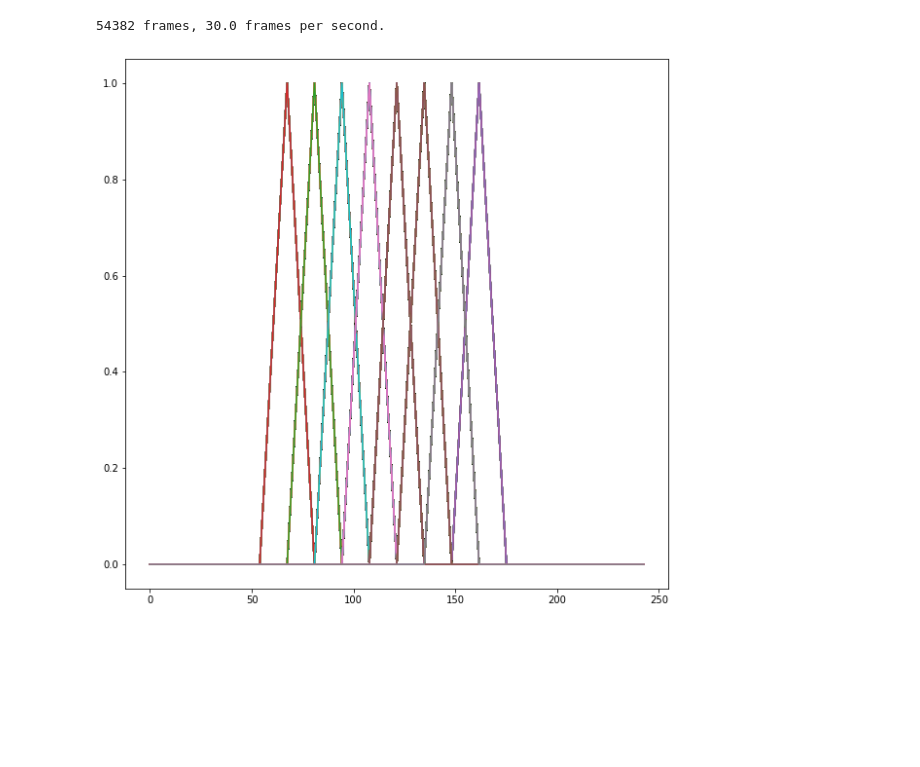
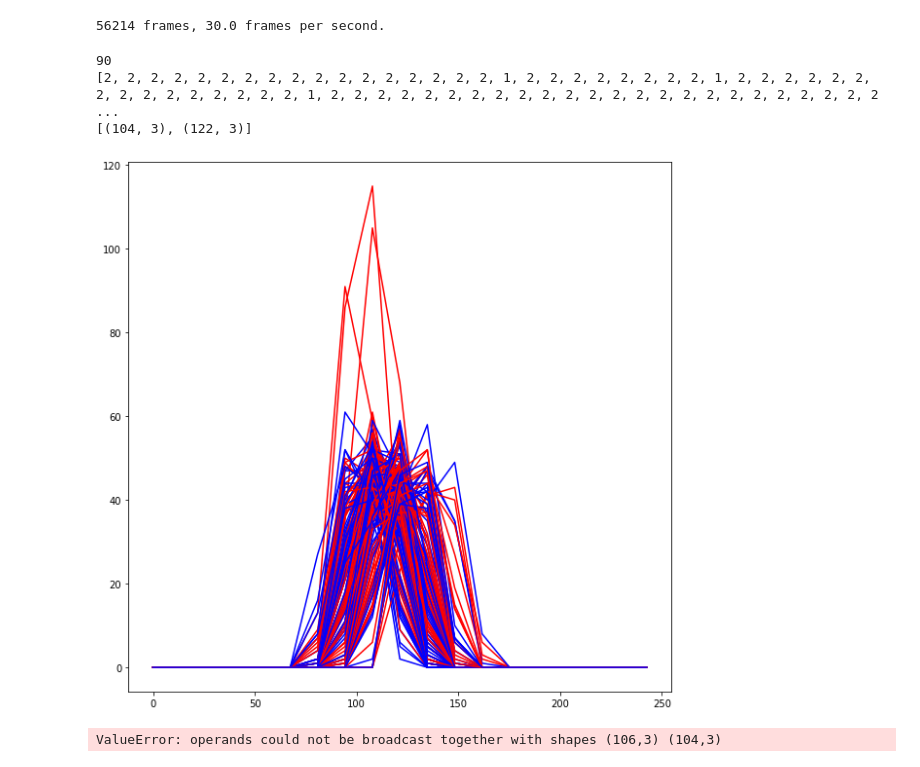
Before and after one commit to ASpraggin/FishTracking, a Jupyter notebook: fishTracking.ipynb, the cells around one changed output. Cells and saved outputs as stored; diff of their text form; code cells hidden in the pictures; blank space fills up the shorter version.

```diff
--- a/fishTracking.ipynb
+++ b/fishTracking.ipynb
@@ -7,7 +7,7 @@ import pickle
 import os
 # %%
 # Open video file.
-video_file        = '../Data/SF_n1_t4_3012.mp4'
+video_file        = '../Data/SF_n2_t2_3113.mp4'
 cap               = cv2.VideoCapture(video_file)
 n_frames          = int(cap.get(cv2.CAP_PROP_FRAME_COUNT))
 fps               = cap.get(cv2.CAP_PROP_FPS)
@@ -18,7 +18,7 @@ block_size,offset = 15,13
 min_area,max_area = 20,1000
 n_pix             = 5
 # %% [output]
-54382 frames, 30.0 frames per second.
+56214 frames, 30.0 frames per second.
 # %%
 # List of frames to analyze.
 frameID_list = range(5000,50000,500)
@@ -43,51 +43,47 @@ for i in frameID_list:
 
     # Make and save a list of each fish's pixels.
     pixels=[]
+    subFish=[]
     for j in range(len(contours)):
         pixels=(np.nonzero(mask==j))
         n =len(pixels[0]) # Number of pixels in J
+        subSubFish=[]
         for k in range(n):
             row=pixels[0][k]
             col=pixels[1][k]
             rgb=frame[row,col]
             grey=round(.3*rgb[0]+.59*rgb[1]+.11*rgb[2],2)
-            fish.append([row,col,grey])
-        m=len(pixels[1])
-        if m>=1:
-            for k in range(n):
-                row=pixels[0][k]
-                col=pixels[1][k]
-                rgb=frame[row,col]
-                grey=round(.3*rgb[0]+.59*rgb[1]+.11*rgb[2],2)
-                fish2.append([row,col,grey])
+            subSubFish.append([row,col,grey]) #Pixel
+        subFish.append(np.array(subSubFish)) #Fish
+    fish.append(subFish) #Frame
 
 with open('fish.pkl','wb') as fh:
      pickle.dump(fish,fh)
+# %%
+print(len(fish))
+print([len(f) for f in fish])
+print([np.array(x).shape for x in fish[0]])
+# %% [output]
+90
+[2, 2, 2, 2, 2, 2, 2, 2, 2, 2, 2, 2, 2, 2, 2, 2, 2, 1, 2, 2, 2, 2, 2, 2, 2, 2, 1, 2, 2, 2, 2, 2, 2, 2, 2, 2, 2, 2, 2, 2, 2, 2, 1, 2, 2, 2, 2, 2, 2, 2, 2, 2, 2, 2, 2, 2, 2, 2, 2, 2, 2, 2, 2, 2, 2, 2, 2 ...
+[(104, 3), (122, 3)]
 # %%
 with open('fish.pkl','rb') as fh:
      fish=pickle.load(fh)
-# %%
-greyArray=[]
-for j in range(len(fish)):
-    greyArray.append(fish[j][2])
-#print(greyArray)
 # %%
-#Creates a list of all the greyscale values of fish.
-greyArray=[]
-for j in range(len(fish)):
-    greyArray.append(fish[j][2])
-
-#Greyscale histogram of all frames
 bins=np.linspace(0,256,20)
 plt.figure(figsize=(10,10))
-for i in range(len(greyArray)):
-    histArray=np.histogram(greyArray[i],bins=bins)
-    plt.plot(histArray[1][:-1],histArray[0])
+colorList=['r','b']
+for i in range(len(fish)):
+    for j in range(len(fish[i])):
+        histArray=np.histogram(fish[i][j][:,2],bins=bins)
+        plt.plot(histArray[1][:-1],histArray[0],color=colorList[j])
 plt.show()
 
 ### After do 2 fish, make same histogram for both fish, but make each one seperate color.
+### Set j from greyarray to fish color.
 # %% [output]
-[figure, old version]
+[figure, new version]
 # %%
 #Creates an array of the distance, brightness sum and brightness difference for the frame of greyFish
 
@@ -100,6 +96,8 @@ for i in range(len(fish)):
         pairFrameData.append([distance,brightness,difference])
 pairFrameData=np.array(pairFrameData).T
 print(pairFrameData)
+# %% [output]
+ValueError: operands could not be broadcast together with shapes (106,3) (104,3)
 # %%
 #Creates a 2d histogram of the first frame of greyFish using sum then difference of brightnesses
 histArray=np.histogram(pairFrameData[0])
```
Also changed, not shown: parts of 3 cells of this notebook.
